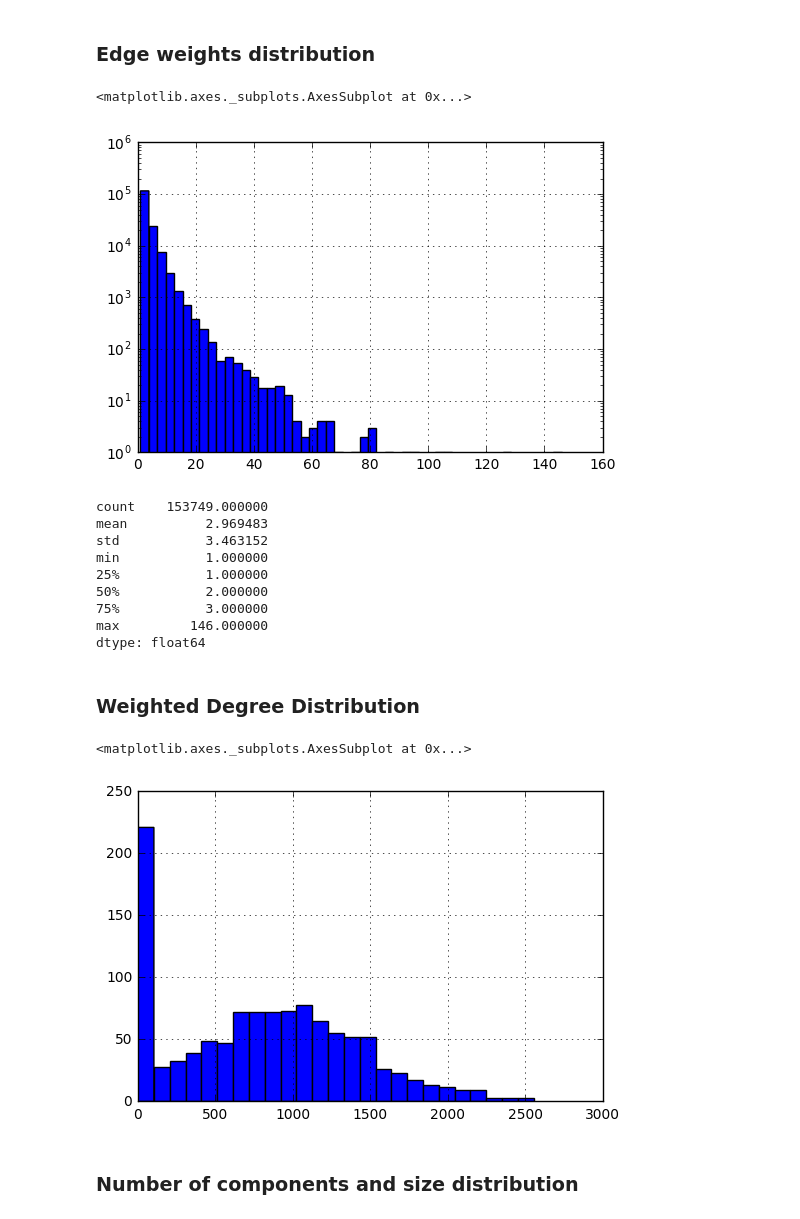
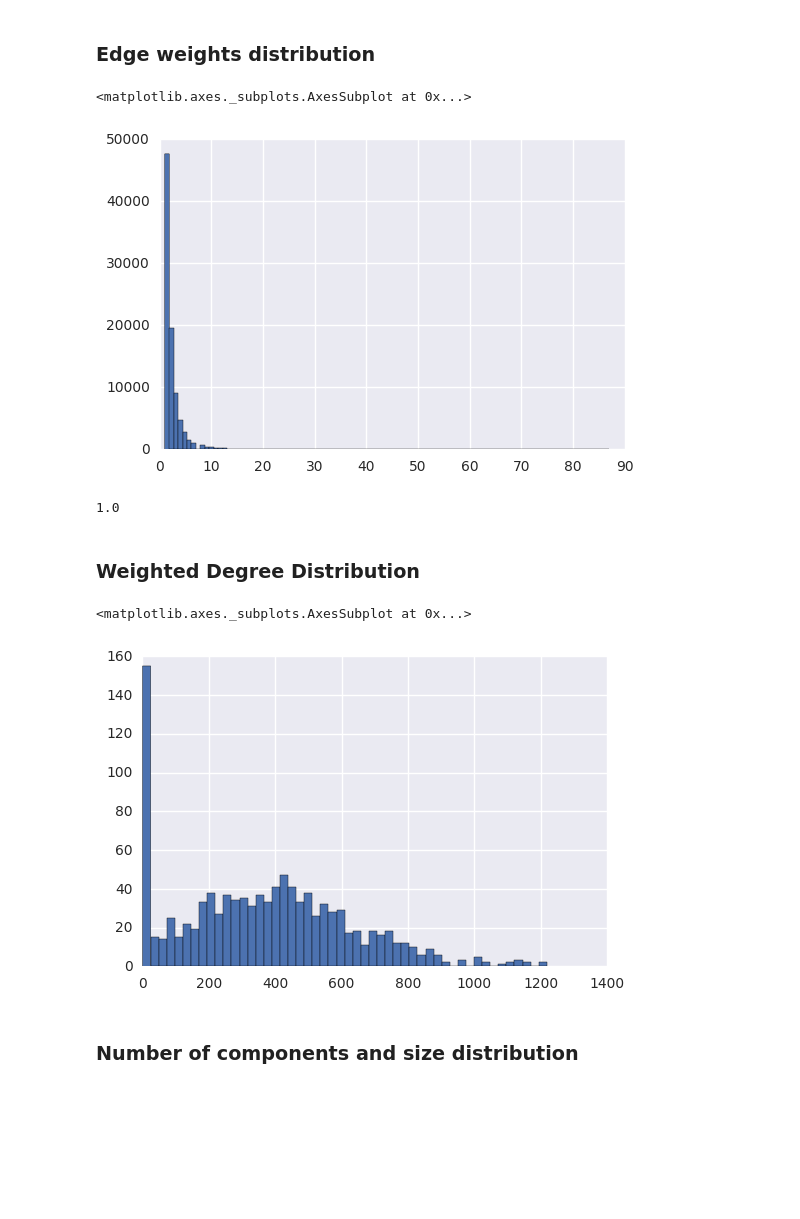
Before and after one commit to aschle/bees-sna, a Jupyter notebook: bib/Network_properties_21072016_15Uhr_212px_3ilen_2gap_10cutoff.ipynb, the cells around one changed output. Drawn from its saved outputs; the diff is of its cells as text; code cells hidden in the pictures; blank space fills up the shorter version.

```diff
--- a/bib/Network_properties_21072016_15Uhr_212px_3ilen_2gap_10cutoff.ipynb
+++ b/bib/Network_properties_21072016_15Uhr_212px_3ilen_2gap_10cutoff.ipynb
@@ -51,7 +59,7 @@ graph_files
 
 # G = graph_list[0][1]
 # %%
-G = nx.read_graphml('3h_0.99conf_212dist_3ilen.graphml')
+G = nx.read_graphml('2h_0.99conf_175dist_3ilen.graphml')
 # %% [markdown]
 ## Global Properties
 # %% [markdown]
@@ -106,33 +114,25 @@ for e in G.edges():
 edge_weights = Series(l)
 
 fig, ax = plt.subplots()
-ax.set_yscale('log')
-edge_weights.hist(bins=50)
+#ax.set_yscale('log')
+edge_weights.hist(bins=100)
 # %% [output]
 <matplotlib.axes._subplots.AxesSubplot at 0x...>
-[figure, old version]
+[figure, new version]
 # %%
-edge_weights.describe()
+edge_weights.median()
 # %% [output]
-count    153749.000000
-mean          2.969483
-std           3.463152
-min           1.000000
-25%           1.000000
-50%           2.000000
-75%           3.000000
-max         146.000000
-dtype: float64
+1.0
 # %% [markdown]
 ### Weighted Degree Distribution
 # %%
 degrees = G.degree(weight='frequency').values()
 #degrees = G.degree(weight='totalduration').values()
 s = Series(list(degrees))
-s.hist(bins=25)
+s.hist(bins=50)
 # %% [output]
 <matplotlib.axes._subplots.AxesSubplot at 0x...>
-[figure, old version]
+[figure, new version]
 # %% [markdown]
 ### Number of components and size distribution
 # %%
```
Also changed, not shown: parts of 62 cells of this notebook, 3 other files.
